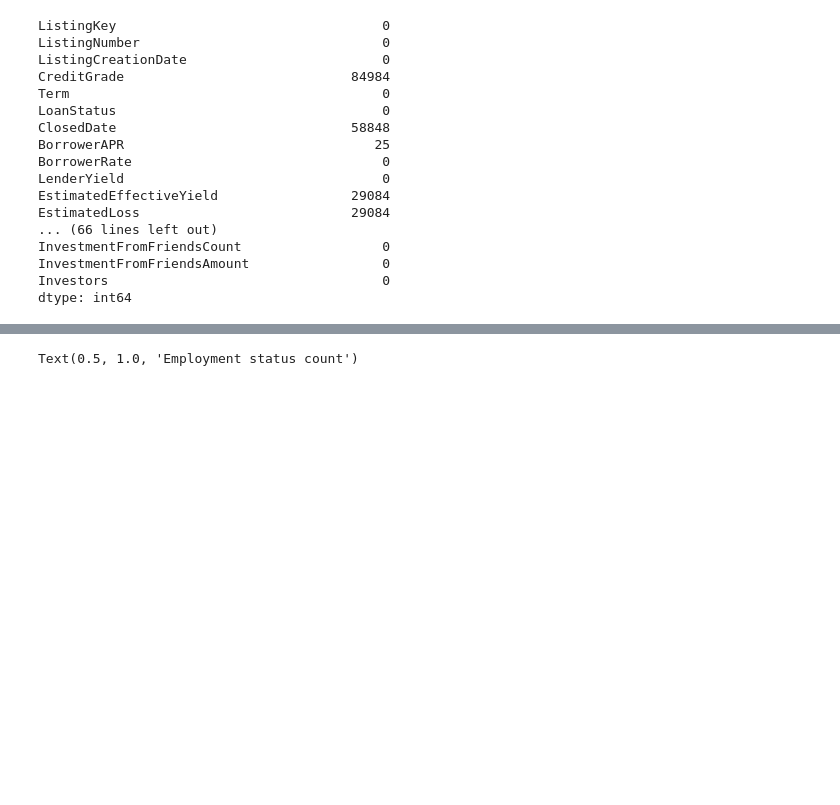
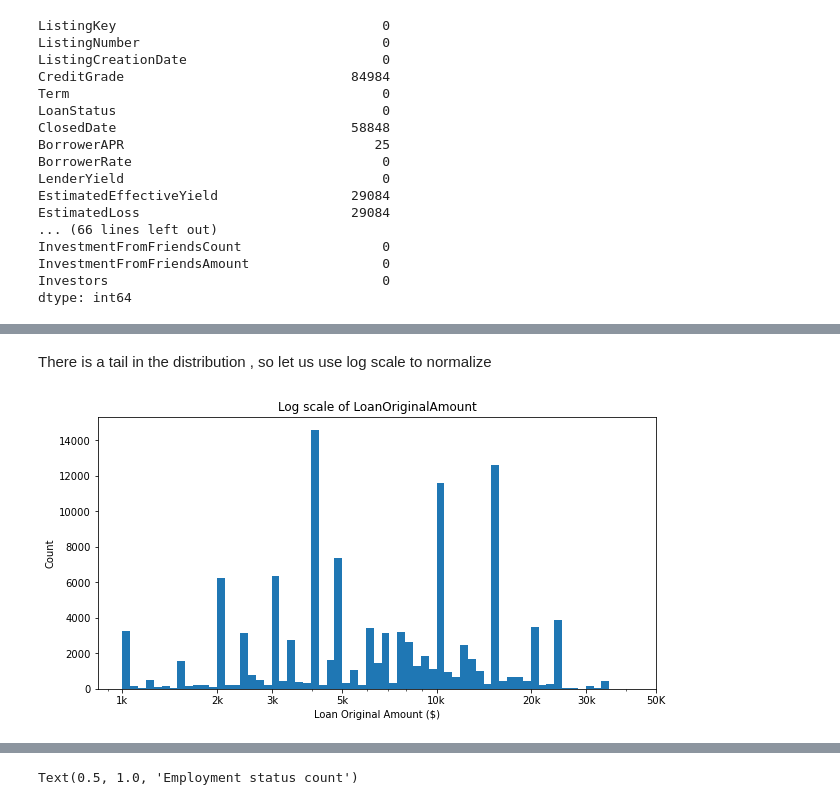
Before and after one commit to chepkuruipurity/visualize, a Jupyter notebook: Part_I_exploration_template.ipynb, the cells around one changed output, grey strips where cells are left out. Saved outputs shown, nothing was run; the diff lists cells and outputs as text; code cells hidden in the pictures; blank space fills up the shorter version.

```diff
--- a/Part_I_exploration_template.ipynb
+++ b/Part_I_exploration_template.ipynb
@@ -237,0 +131,16 @@ Name: IncomeRange, dtype: int64
+# %% [markdown]
+There is a tail in the distribution , so let us use log scale to normalize
+# %%
+log_binsize = 0.025
+bins = 10 ** np.arange(3, np.log10(df['LoanOriginalAmount'].max())+log_binsize, log_binsize)
+
+plt.figure(figsize=[10, 5])
+plt.hist(data = df, x = 'LoanOriginalAmount', bins = bins)
+plt.xscale('log')
+plt.xticks([1e3, 2e3, 3e3, 5e3, 1e4, 2e4, 3e4, 5e4], ['1k', '2k','3k', '5k', '10k', '20k', '30k', '50K'])
+plt.xlabel('Loan Original Amount ($)')
+plt.ylabel('Count')
+plt.title('Log scale of LoanOriginalAmount')
+plt.show()
+# %% [output]
+[figure, added]
```
Also changed, not shown: parts of 72 cells of this notebook, 4 other files.
